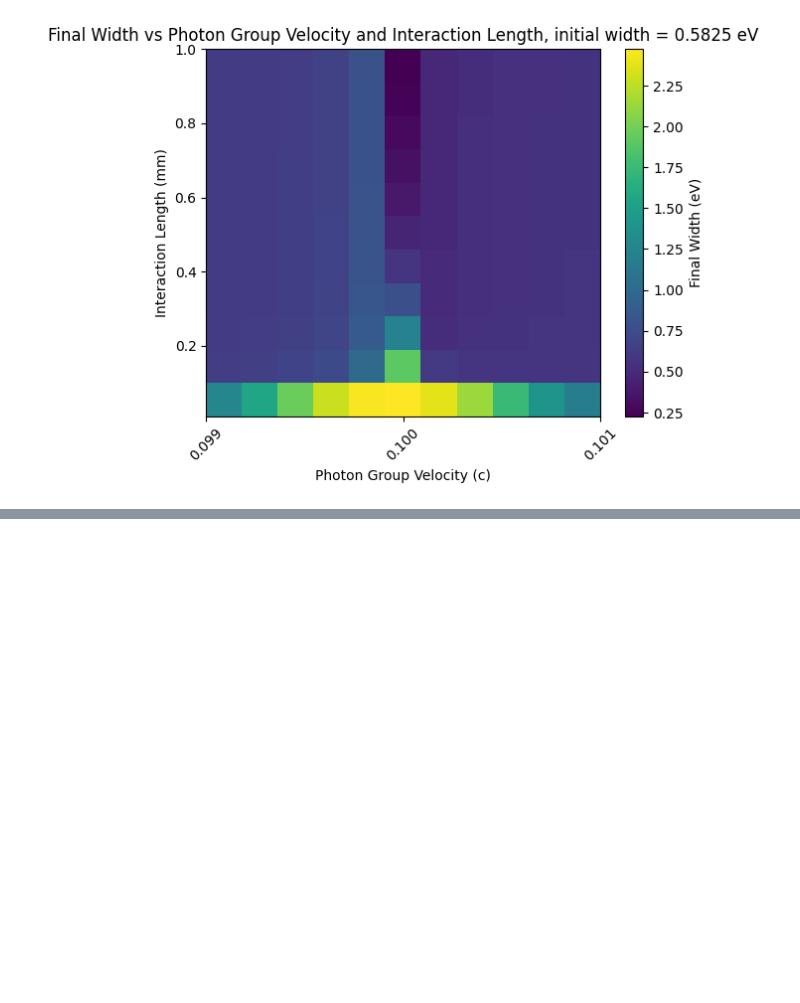
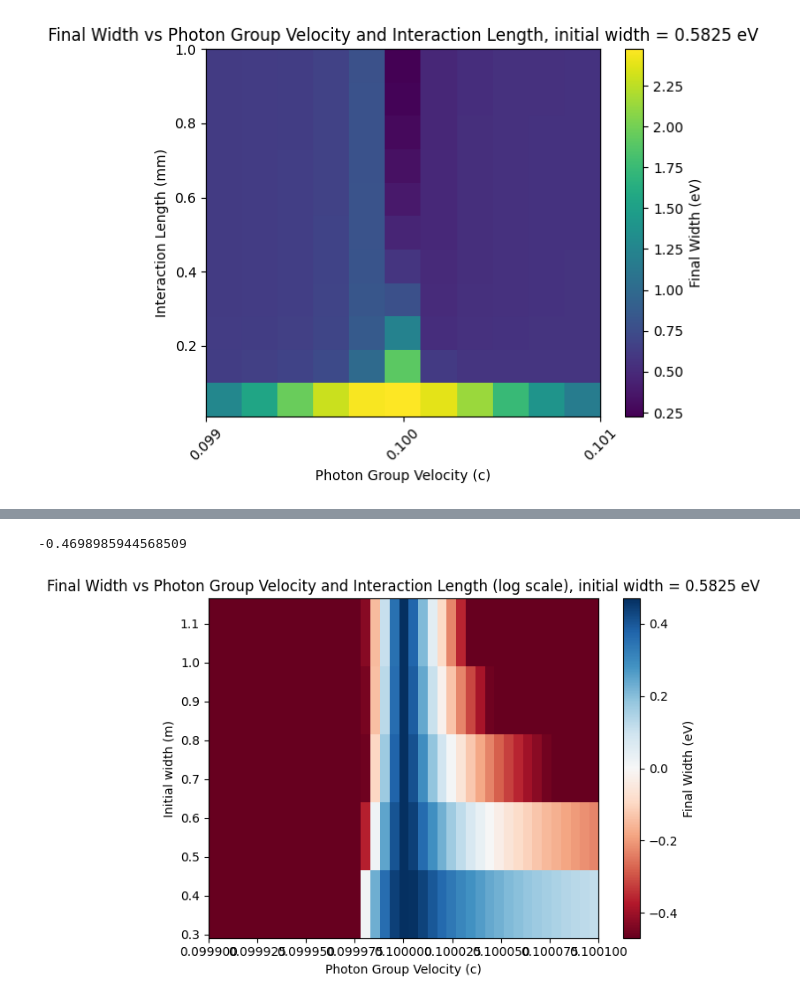
Before and after one commit to ShiranEv/ElectronCooling, a Jupyter notebook: simulations_dor.ipynb, the cells around one changed output, grey strips where cells are left out. Drawn from its saved outputs; the diff is of its cells as text; code cells hidden in the pictures; blank space fills up the shorter version.

```diff
--- a/simulations_dor.ipynb
+++ b/simulations_dor.ipynb
@@ -235,0 +344,27 @@ plt.show()
+# %%
+w.max()
+w.min()
+# %% [output]
+-0.4698985944568509
+# %%
+
+# create the 2D plot
+plt.figure()
+color_map = plt.get_cmap('RdBu')
+# color_map.range = (0.0, 1.0)  # Set the range for the color map
+# plt.imshow(widths_2D-initial_width,extent=[v_g_vec.min()/c, .max()/c, L_int_vec.min()*1000, L_int_vec.max()*1000],
+#             origin='lower', aspect='auto', cmap='RdBu', norm=(vmin=-max(widths_2D-initial_width), vmax=max(widths_2D-initial_width)))
+w = widths_2D_width - initial_width
+
+nrm = matplotlib.colors.TwoSlopeNorm(vmin=w.min(), vcenter=0, vmax=-w.min())
+cont0 = plt.imshow(-w, extent=[v_g_vec.min()/c, v_g_vec.max()/c, initial_widths_vec.min(), initial_widths_vec.max()], origin='lower', aspect='auto', cmap=cm.RdBu, norm=nrm)
+plt.colorbar(label='Final Width (eV)')
+plt.xlabel('Photon Group Velocity (c)')
+plt.ylabel('Initial width (m)')
+# plt.yscale('log')
+# plt.xticks(np.arange(0.099, 0.102, 0.001), rotation=45)
+plt.title('Final Width vs Photon Group Velocity and Interaction Length (log scale), initial width = {:.4f} eV'.format(initial_width))
+plt.tight_layout()
+plt.show()
+# %% [output]
+[figure, added]
```
Also changed, not shown: parts of 26 cells of this notebook.
